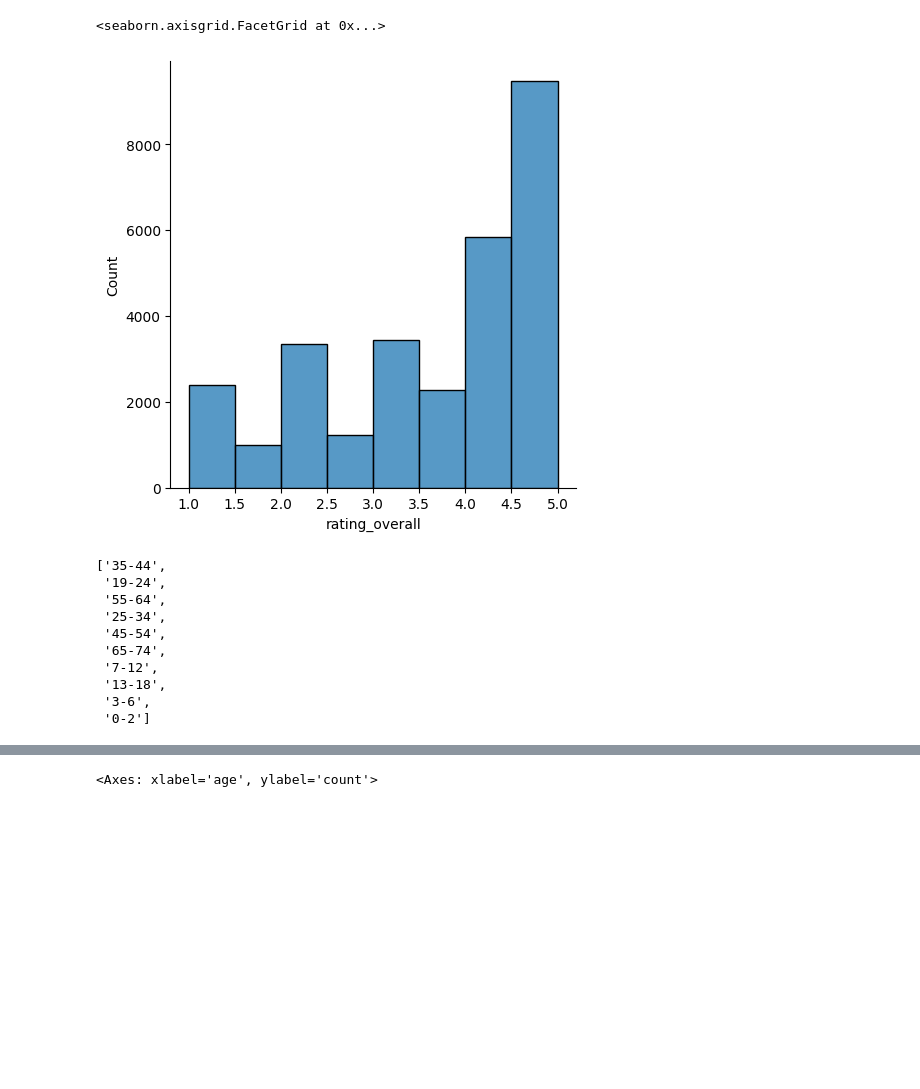
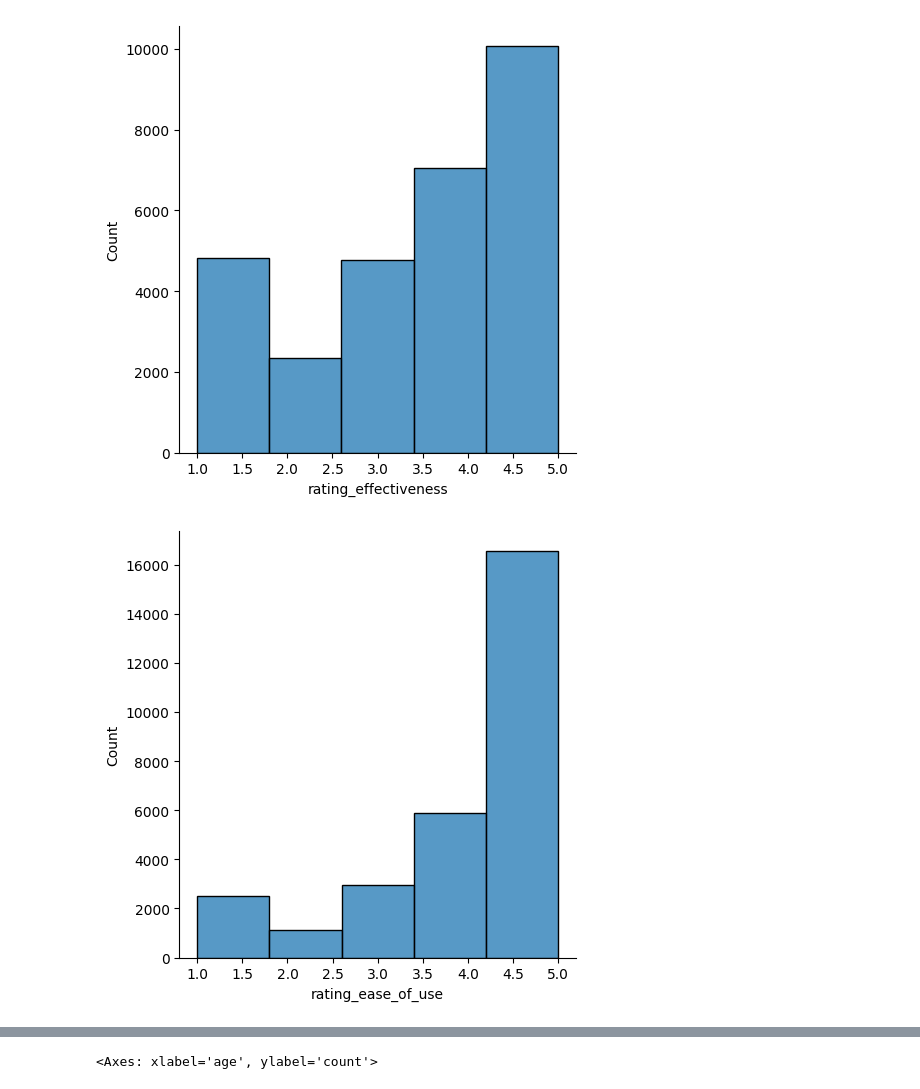
Before and after one commit to sepidehparhami/scraping-webmd-drug-reviews, a Jupyter notebook: psychiatric-drugs-summary.ipynb, the cells around one changed output, grey strips where cells are left out. Drawn from its saved outputs; the diff is of its cells as text; code cells hidden in the pictures; blank space fills up the shorter version.

```diff
--- a/psychiatric-drugs-summary.ipynb
+++ b/psychiatric-drugs-summary.ipynb
@@ -26,18 +103,8 @@ ax.bar_label(container=ax.containers[0], labels=order, rotation=-90);
 # %%
-sns.displot(df, x='rating_overall', bins=8)
+sns.displot(df, x='rating_effectiveness', bins=5);
 # %% [output]
-<seaborn.axisgrid.FacetGrid at 0x...>
-[figure, old version]
+[figure, new version]
-# %%
-type(vals
-# %% [output]
-['35-44',
- '19-24',
- '55-64',
- '25-34',
- '45-54',
- '65-74',
- '7-12',
- '13-18',
- '3-6',
- '0-2']
+# %%
+sns.displot(df, x='rating_ease_of_use', bins=5);
+# %% [output]
+[figure, added]
```
Also changed, not shown: parts of 16 cells of this notebook.
